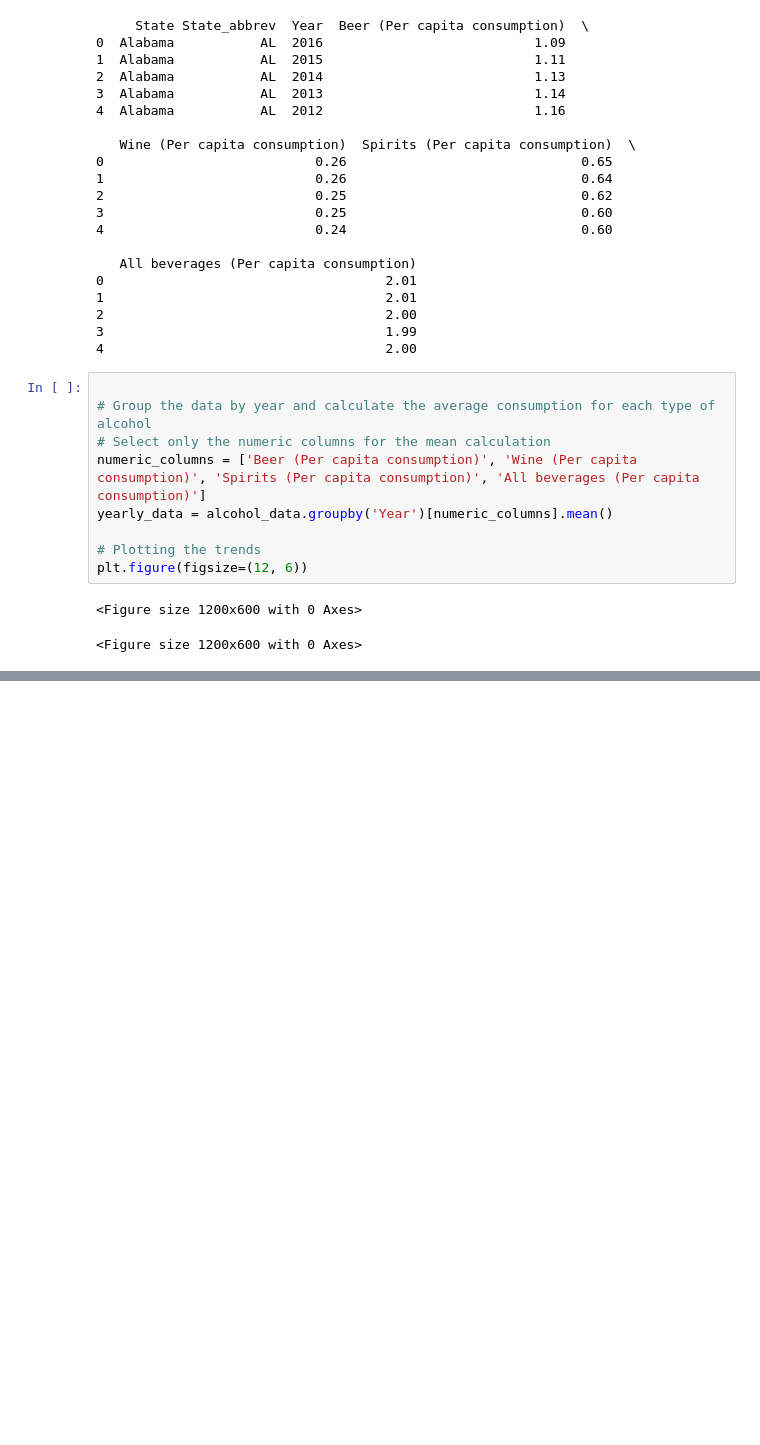
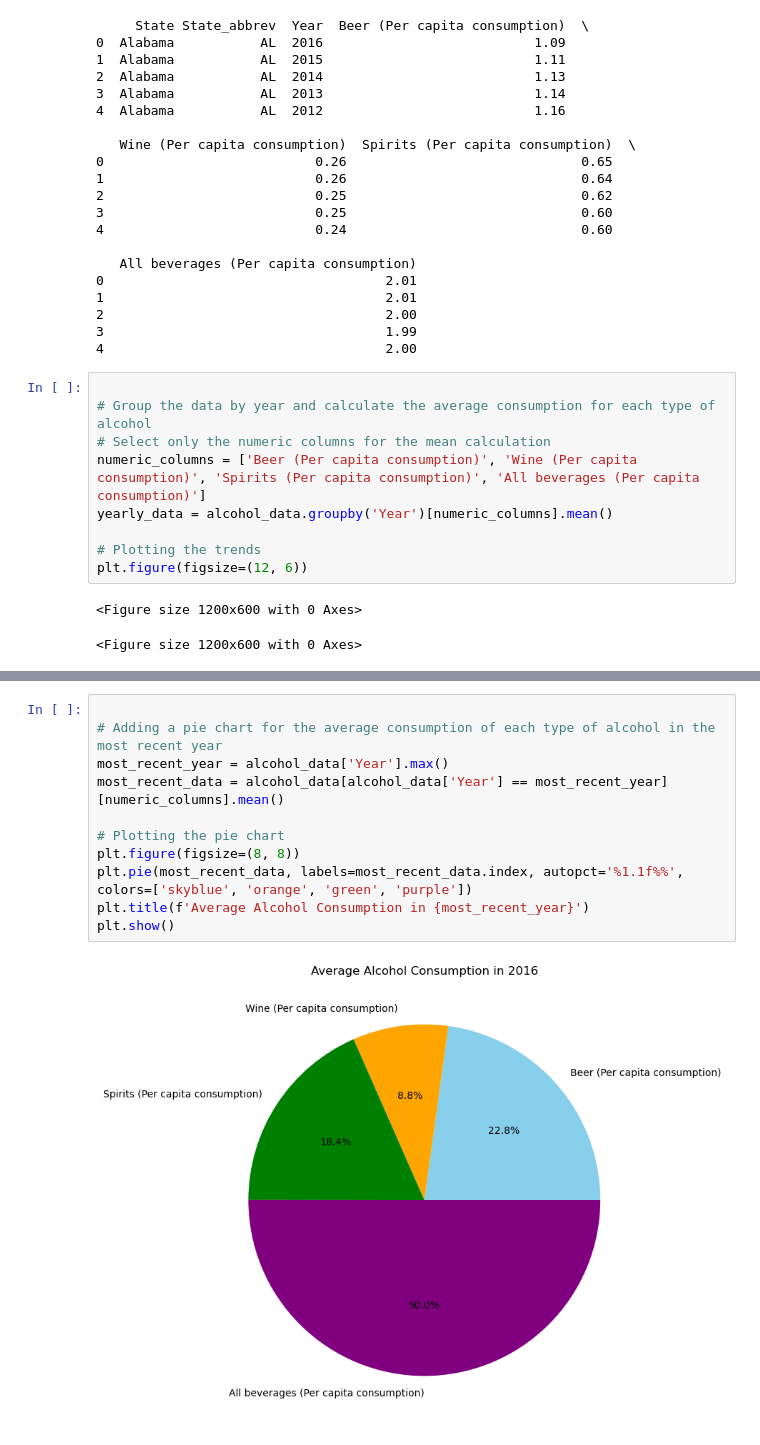
Before and after one commit to jkspiva/Project_3, a Jupyter notebook: christian_renteria/christian.ipynb, the cells around one changed output, grey strips where cells are left out. Cells and saved outputs as stored; diff of their text form; blank space fills up the shorter version.

```diff
--- a/christian_renteria/christian.ipynb
+++ b/christian_renteria/christian.ipynb
@@ -98,3 +102,16 @@ NameError: name 'yearly_data' is not defined
+# %%
+
+# Adding a pie chart for the average consumption of each type of alcohol in the most recent year
+most_recent_year = alcohol_data['Year'].max()
+most_recent_data = alcohol_data[alcohol_data['Year'] == most_recent_year][numeric_columns].mean()
+
+# Plotting the pie chart
+plt.figure(figsize=(8, 8))
+plt.pie(most_recent_data, labels=most_recent_data.index, autopct='%1.1f%%', colors=['skyblue', 'orange', 'green', 'purple'])
+plt.title(f'Average Alcohol Consumption in {most_recent_year}')
+plt.show()
+# %% [output]
+[figure, added]
 # %%
 
 
```
Also changed, not shown: parts of 7 cells of this notebook.
